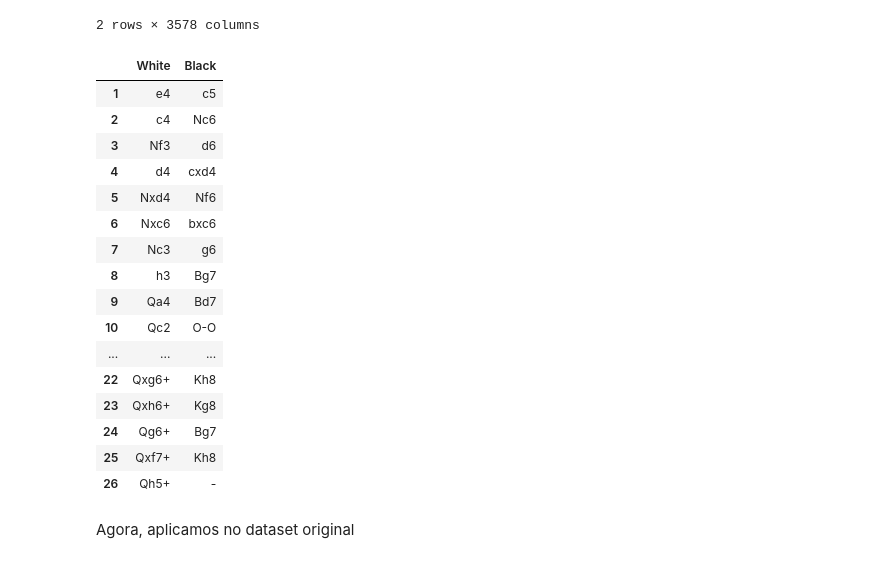
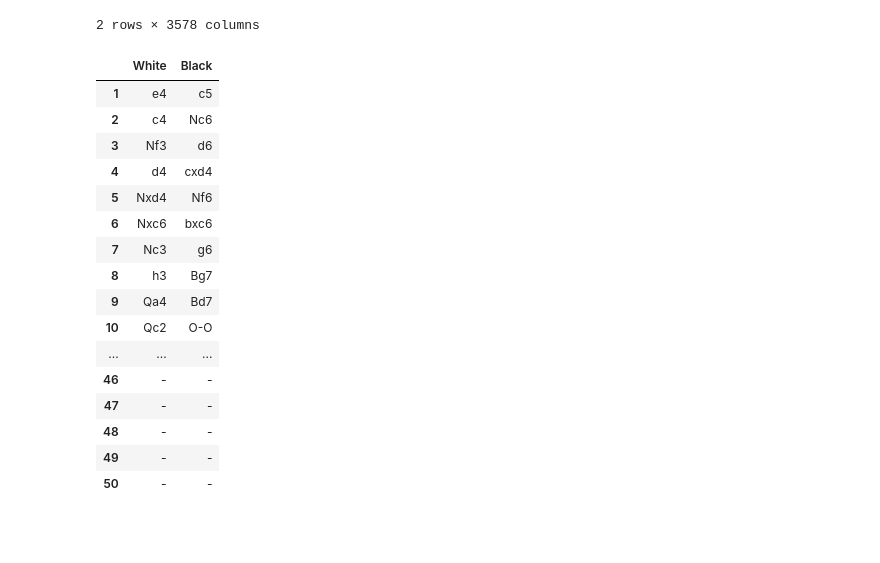
Before and after one commit to mpereiramoretti/lichess-games-prediction, a Jupyter notebook: 0. EDA/0.1 Selecting the variables.ipynb, the cells around one changed output. Drawn from its saved outputs; the diff is of its cells as text; code cells hidden in the pictures; blank space fills up the shorter version.

```diff
--- a/0. EDA/0.1 Selecting the variables.ipynb
+++ b/0. EDA/0.1 Selecting the variables.ipynb
@@ -7,7 +7,7 @@ import matplotlib.pyplot as plt
 
 import gc
 
-pd.set_option('display.max_columns', 1000)
+pd.set_option('display.max_columns', 2000)
 # %% [output]
 Populating the interactive namespace from numpy and matplotlib
 # %%
@@ -409,7 +405,7 @@ y_aux
 14401     draw
 Name: winner, dtype: object
 # %%
-fe = FeatureEngineering(X_aux, y_aux)
+fe = FeatureEngineering()
 # %%
 X_new, y_new = fe.fit_transform(X_aux, y_aux)
 # %% [output]
@@ -435,24 +420,22 @@ X_new
 | 14401 | False | 112 | 1950 | 1477 | [Nf3, Nc6, g3, g6, Nc3, Nf6, Bg2,... | 2 | 1.0 | ... |
 2 rows × 3578 columns
 # %%
-fe.show_moves(X_new["moves"].iloc[0])[:26]
+fe.show_moves(X_new["moves"].iloc[0])
 # %% [output]
 |  | White | Black |
 | 1 | e4 | c5 |
 | 2 | c4 | Nc6 |
 | 3 | Nf3 | d6 |
 | 4 | d4 | cxd4 |
 | 5 | Nxd4 | Nf6 |
 | 6 | Nxc6 | bxc6 |
 | 7 | Nc3 | g6 |
 | 8 | h3 | Bg7 |
 | 9 | Qa4 | Bd7 |
 | 10 | Qc2 | O-O |
 | ... | ... | ... |
-| 22 | Qxg6+ | Kh8 |
-| 23 | Qxh6+ | Kg8 |
-| 24 | Qg6+ | Bg7 |
-| 25 | Qxf7+ | Kh8 |
-| 26 | Qh5+ | - |
+| 46 | - | - |
+| 47 | - | - |
+| 48 | - | - |
+| 49 | - | - |
+| 50 | - | - |
-# %% [markdown]
-Agora, aplicamos no dataset original
```
Also changed, not shown: parts of 5 cells of this notebook.
